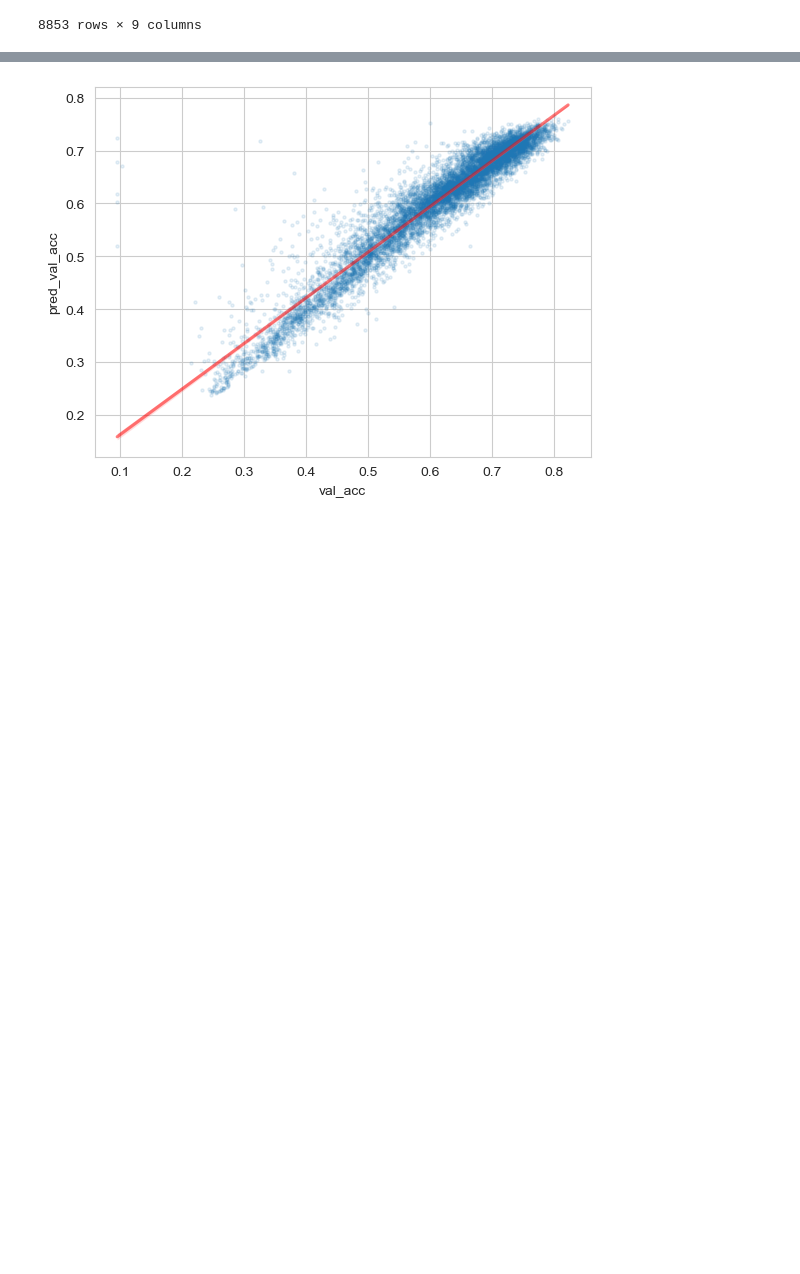
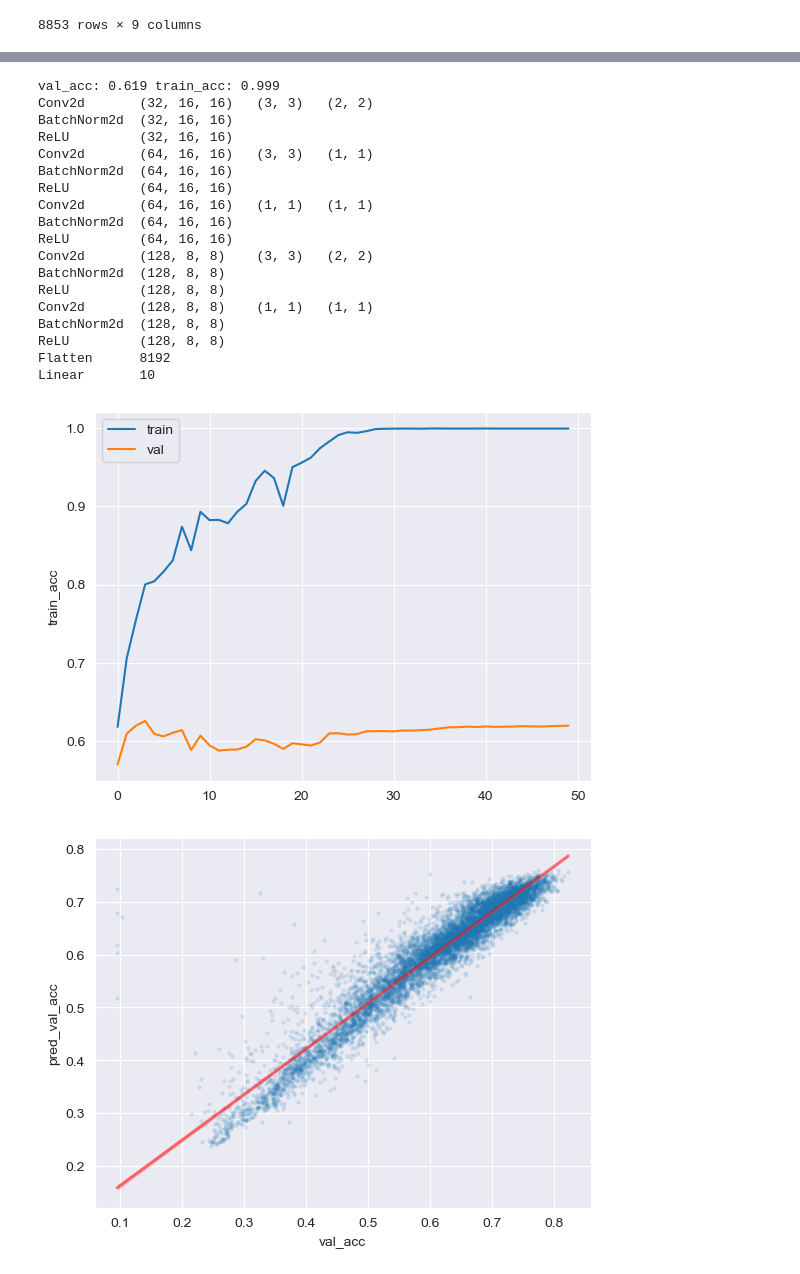
Before and after one commit to alkorolyov/sophius, a Jupyter notebook: notebooks/12_explore_results.ipynb, the cells around one changed output, grey strips where cells are left out. Cells and saved outputs as stored; diff of their text form; code cells hidden in the pictures; blank space fills up the shorter version.

```diff
--- a/notebooks/12_explore_results.ipynb
+++ b/notebooks/12_explore_results.ipynb
@@ -119,3 +214,68 @@ val_acc* 0.657
+# %%
+templates = [
+    Conv2dTmpl(out_channels=32, kernel_size=(3, 3), stride=(2, 2)),
+    BatchNorm2dTmpl(),
+    ReLUTmpl(),
+    # Conv2dTmpl(out_channels=64, kernel_size=(3, 3), stride=(1, 1)),
+    # BatchNorm2dTmpl(),
+    # ReLUTmpl(),
+
+    # MobileNet Block
+    Conv2dTmpl(out_channels=64, kernel_size=(3, 3), stride=(1, 1), groups=32),
+    BatchNorm2dTmpl(),
+    ReLUTmpl(),
+    Conv2dTmpl(out_channels=64, kernel_size=(1, 1), stride=(1, 1)),
+    BatchNorm2dTmpl(),
+    ReLUTmpl(),
+
+    # MobileNet Block
+    Conv2dTmpl(out_channels=128, kernel_size=(3, 3), stride=(2, 2), groups=32),
+    BatchNorm2dTmpl(),
+    ReLUTmpl(),
+    Conv2dTmpl(out_channels=128, kernel_size=(1, 1), stride=(1, 1)),
+    BatchNorm2dTmpl(),
+    ReLUTmpl(),
+
+    FlattenTmpl(),
+    LinearTmpl(),
+]
+
+t = ModelTmpl((3, 32, 32), 10, *templates)
+
+params = {
+    'verbose': True,
+    'batch_size': 256,
+    'num_epoch': 50,
+    'scheduler': 'ExponentialLR',
+    'sch_params': {
+        'gamma': 0.95,
+    },
+}
+
+res = train_on_gpu_ex(t.instantiate_model().cuda(), cifar_gpu, **params)
+print(t)
+sns.lineplot(res['train_acc'], label='train')
+sns.lineplot(res['val_acc'], label='val');
+# %% [output]
+val_acc: 0.619 train_acc: 0.999
+Conv2d       (32, 16, 16)   (3, 3)   (2, 2)
+BatchNorm2d  (32, 16, 16)
+ReLU         (32, 16, 16)
+Conv2d       (64, 16, 16)   (3, 3)   (1, 1)
+BatchNorm2d  (64, 16, 16)
+ReLU         (64, 16, 16)
+Conv2d       (64, 16, 16)   (1, 1)   (1, 1)
+BatchNorm2d  (64, 16, 16)
+ReLU         (64, 16, 16)
+Conv2d       (128, 8, 8)    (3, 3)   (2, 2)
+BatchNorm2d  (128, 8, 8)
+ReLU         (128, 8, 8)
+Conv2d       (128, 8, 8)    (1, 1)   (1, 1)
+BatchNorm2d  (128, 8, 8)
+ReLU         (128, 8, 8)
+Flatten      8192
+Linear       10
+[figure, added]
 # %%
 df['pred_val_acc'] = (df.hash
                       .apply(encoder.hash2model, in_shape=(3, 32, 32), out_shape=10)
```
Also changed, not shown: parts of 6 cells of this notebook, 3 other files.
